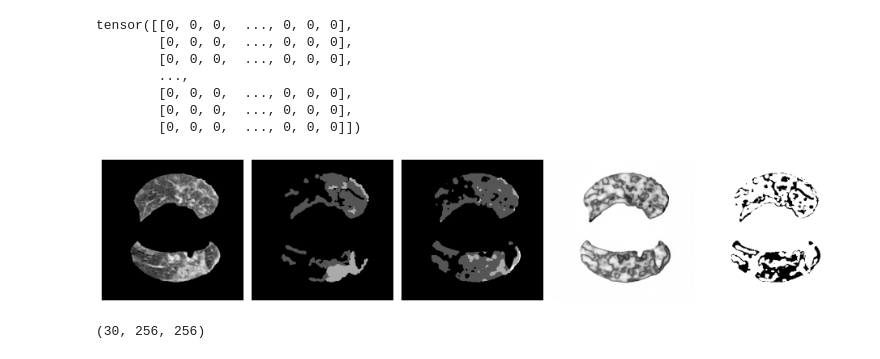
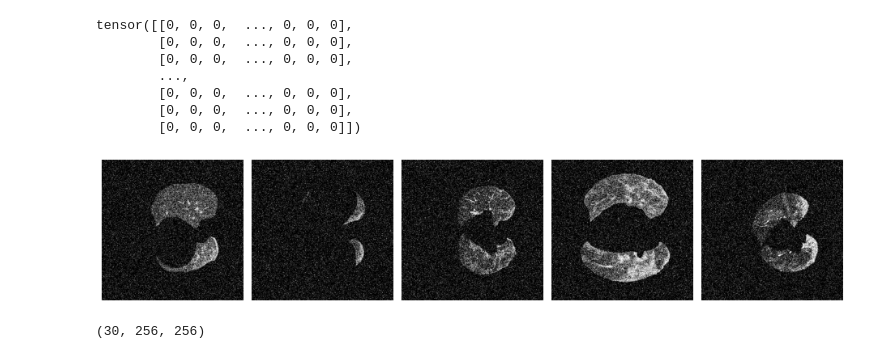
Before and after one commit to vlasakjiri/uncertainty-estimations, a Jupyter notebook: segmentation-covid19.ipynb, the cells around one changed output. Cells and saved outputs as stored; diff of their text form; code cells hidden in the pictures.

Commit message:
Added dataset examples for covid dataset

```diff
--- a/segmentation-covid19.ipynb
+++ b/segmentation-covid19.ipynb
@@ -40,7 +40,11 @@ Memory Usage:
 Allocated: 0.0 GB
 Cached:    0.0 GB
 # %%
+from datasets.transforms import AddGaussianNoise
+
+
 transform = torchvision.transforms.Compose([
+    AddGaussianNoise(std=0.2)
     # torchvision.transforms.Resize(256),
     # torchvision.transforms.CenterCrop(224),
 ])
@@ -239,24 +243,34 @@ tensor([[0, 0, 0,  ..., 0, 0, 0],
         [0, 0, 0,  ..., 0, 0, 0],
         [0, 0, 0,  ..., 0, 0, 0]])
 # %%
-idx = 3
-fig, axs = plt.subplots(1, 5, figsize=(13,8))
-axs[0].imshow(data_test[idx][0].squeeze(0), cmap="gray")
-axs[0].axis("off")
-axs[1].imshow(labels[idx], cmap="gray", vmax=3)
-axs[1].axis("off")
-axs[2].imshow(progress_ensemble.predictions[idx], cmap="gray", vmax=3)
-axs[2].axis("off")
-axs[3].imshow(progress_ensemble.logits.max(axis=1)[idx], cmap="gray")
-axs[3].axis("off")
+# idx = 3
+# fig, axs = plt.subplots(1, 5, figsize=(13,8))
+# axs[0].imshow(data_test[idx][0].squeeze(0), cmap="gray")
+# axs[0].axis("off")
+# axs[1].imshow(labels[idx], cmap="gray", vmax=3)
+# axs[1].axis("off")
+# axs[2].imshow(progress_ensemble.predictions[idx], cmap="gray", vmax=3)
+# axs[2].axis("off")
+# axs[3].imshow(progress_ensemble.logits.max(axis=1)[idx], cmap="gray")
+# axs[3].axis("off")
 
-axs[4].imshow(progress_ensemble.predictions[idx] == labels[idx].numpy(), cmap="gray")
-axs[4].axis("off")
+# axs[4].imshow(progress_ensemble.predictions[idx] == labels[idx].numpy(), cmap="gray")
+# axs[4].axis("off")
+# plt.tight_layout()
+
+
+
+num = 5
+fig, axs = plt.subplots(1, num, figsize=(13,3), squeeze=False)
+for i in range(num):
+    axs[0][i].imshow(data_test[i][0].squeeze(0), cmap="gray")
+    axs[0][i].axis("off")
+    # axs[1][i].imshow(data_test[i][1], vmax=3)
+    # axs[1][i].axis("off")
 plt.tight_layout()
-
-plt.savefig("figures/covid19-examples-ensemble.pdf")
+plt.savefig("figures/covid19-examples-noise.pdf")
 # %% [output]
-[figure, old version]
+[figure, new version]
 # %%
 progress_ensemble.predictions.shape
 # %% [output]
```
Also changed, not shown: 3 other files.
